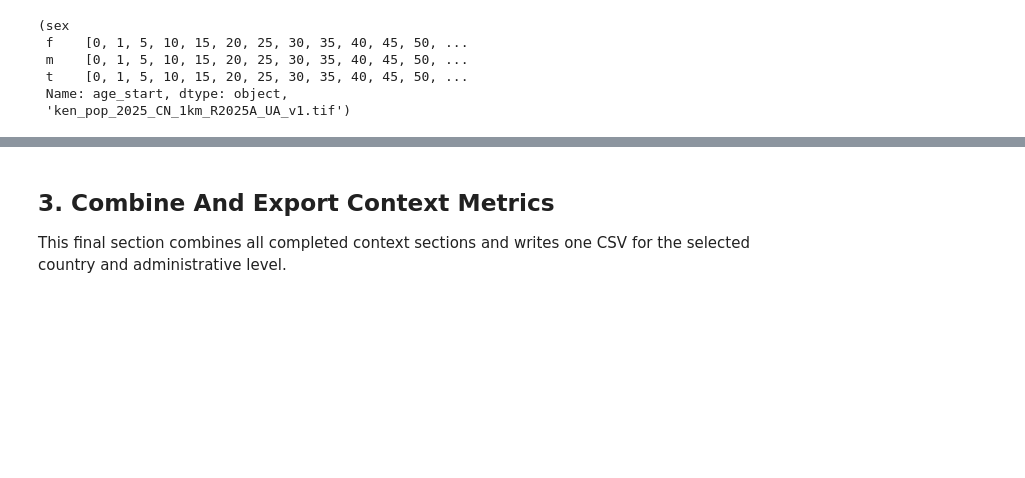
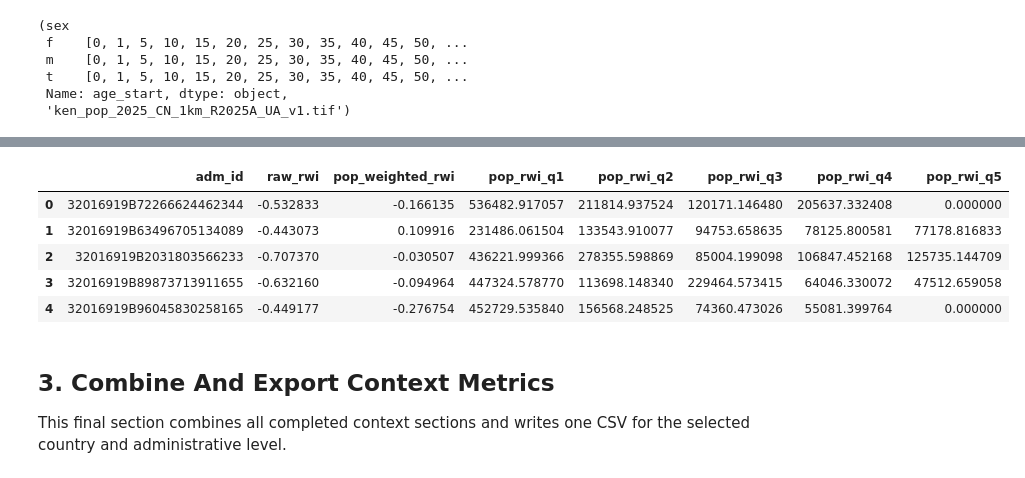
Before and after one commit to nismod/national_tool_metrics, a Jupyter notebook: notebooks/01_context_metrics.ipynb, the cells around one changed output, grey strips where cells are left out. Cells and saved outputs as stored; diff of their text form; code cells hidden in the pictures; blank space fills up the shorter version.

Commit message:
add population quintile metrics

```diff
--- a/notebooks/01_context_metrics.ipynb
+++ b/notebooks/01_context_metrics.ipynb
@@ -34,6 +35,7 @@ REPO_ROOT = NOTEBOOK_CWD.parent if NOTEBOOK_CWD.name == "notebooks" else NOTEBOO
 
 BOUNDARY_PATH = REPO_ROOT / "data" / "boundaries" / COUNTRY_ISO3 / ADMIN_LEVEL / f"{COUNTRY_ISO3}_{ADMIN_LEVEL}.shp"
 WORLDPOP_DIR = REPO_ROOT / "data" / "raw" / COUNTRY_ISO3 / MODULE / "worldpop"
+RWI_DIR = REPO_ROOT / "data" / "raw" / COUNTRY_ISO3 / MODULE / "rwi"
 OUTPUT_DIR = REPO_ROOT / "results" / COUNTRY_ISO3 / MODULE
 OUTPUT_PATH = OUTPUT_DIR / f"{COUNTRY_ISO3}_{ADMIN_LEVEL}_{MODULE}_metrics.csv"
 
@@ -238,0 +240,2 @@ Potential future sections:
+# %%
+MAX_RWI_DISTANCE_M = 5_000 # do not assign population cells to RWI points outside of this distance
@@ -238,0 +272,15 @@ Potential future sections:
+# %%
+# Assign RWI points to admin regions for the unweighted mean.
+rwi_points_for_admin = rwi_points
+if admin_regions.crs is not None and rwi_points.crs != admin_regions.crs:
+    rwi_points_for_admin = rwi_points.to_crs(admin_regions.crs)
+
+rwi_admin_join = gpd.sjoin(
+    rwi_points_for_admin,
+    admin_regions[["adm_id", "geometry"]],
+    how="inner",
+    predicate="within",
+)
+
+raw_rwi_by_admin = rwi_admin_join.groupby("adm_id")["rwi"].mean().rename("raw_rwi")
+raw_rwi_by_admin.head()
@@ -239,3 +448,21 @@ Potential future sections:
+# %%
+# Combine all RWI metrics into one admin-level table.
+rwi_metrics = admin_regions[["adm_id"]].copy()
+rwi_metrics = rwi_metrics.merge(raw_rwi_by_admin.reset_index(), on="adm_id", how="left", validate="one_to_one")
+rwi_metrics = rwi_metrics.merge(pop_weighted_rwi_by_admin.reset_index(), on="adm_id", how="left", validate="one_to_one")
+rwi_metrics = rwi_metrics.merge(wealth_quintile_population_by_admin.reset_index(), on="adm_id", how="left", validate="one_to_one")
+
+rwi_quintile_population_columns = [f"pop_rwi_q{quintile}" for quintile in range(1, 6)]
+rwi_metrics[rwi_quintile_population_columns] = rwi_metrics[rwi_quintile_population_columns].fillna(0)
+
+rwi_metrics.head()
+# %% [output]
+|  | adm_id | raw_rwi | pop_weighted_rwi | pop_rwi_q1 | pop_rwi_q2 | pop_rwi_q3 | pop_rwi_q4 | pop_rwi_q5 |
+| 0 | 32016919B72266624462344 | -0.532833 | -0.166135 | 536482.917057 | 211814.937524 | 120171.146480 | 205637.332408 | 0.000000 |
+| 1 | 32016919B63496705134089 | -0.443073 | 0.109916 | 231486.061504 | 133543.910077 | 94753.658635 | 78125.800581 | 77178.816833 |
+| 2 | 32016919B2031803566233 | -0.707370 | -0.030507 | 436221.999366 | 278355.598869 | 85004.199098 | 106847.452168 | 125735.144709 |
+| 3 | 32016919B89873713911655 | -0.632160 | -0.094964 | 447324.578770 | 113698.148340 | 229464.573415 | 64046.330072 | 47512.659058 |
+| 4 | 32016919B96045830258165 | -0.449177 | -0.276754 | 452729.535840 | 156568.248525 | 74360.473026 | 55081.399764 | 0.000000 |
 # %%
 # Register each completed section output here.
 # Future sections should append their metrics DataFrames to this list.
```
Also changed, not shown: parts of 7 cells of this notebook, 1 other file.
